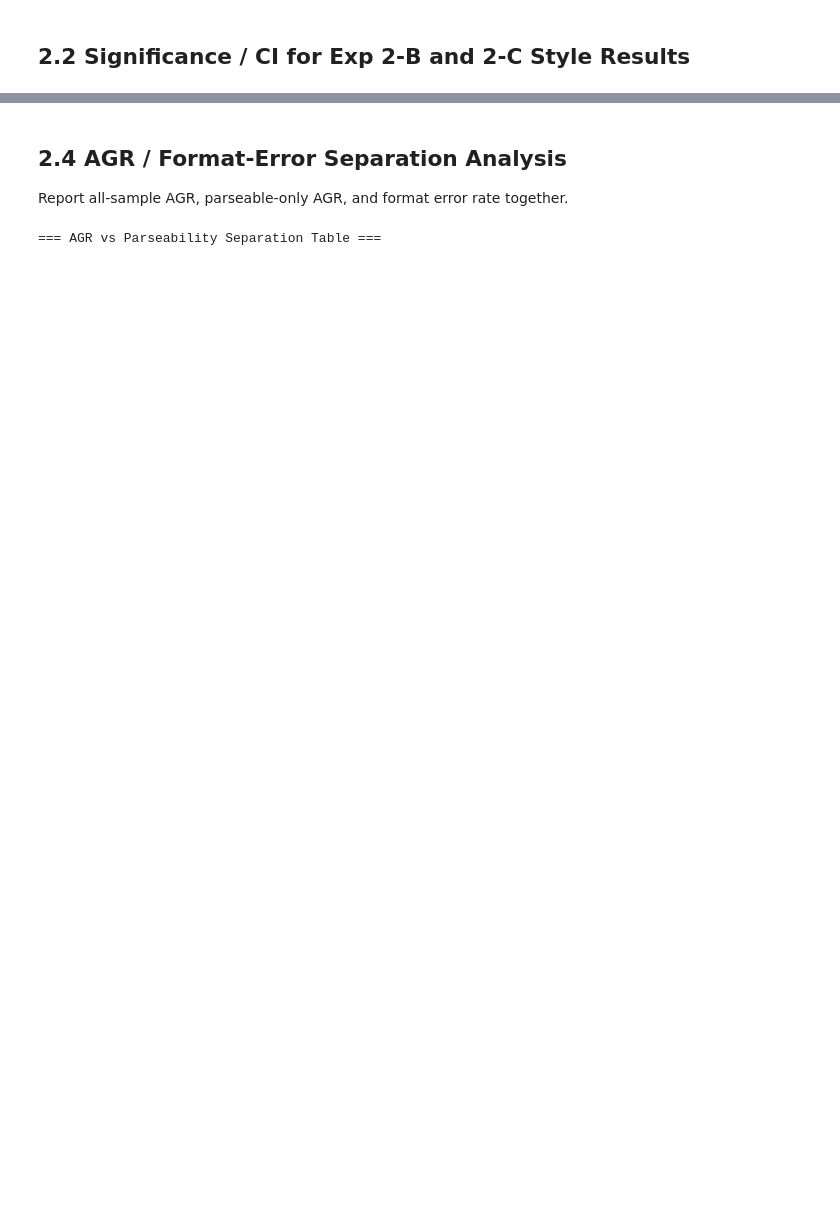
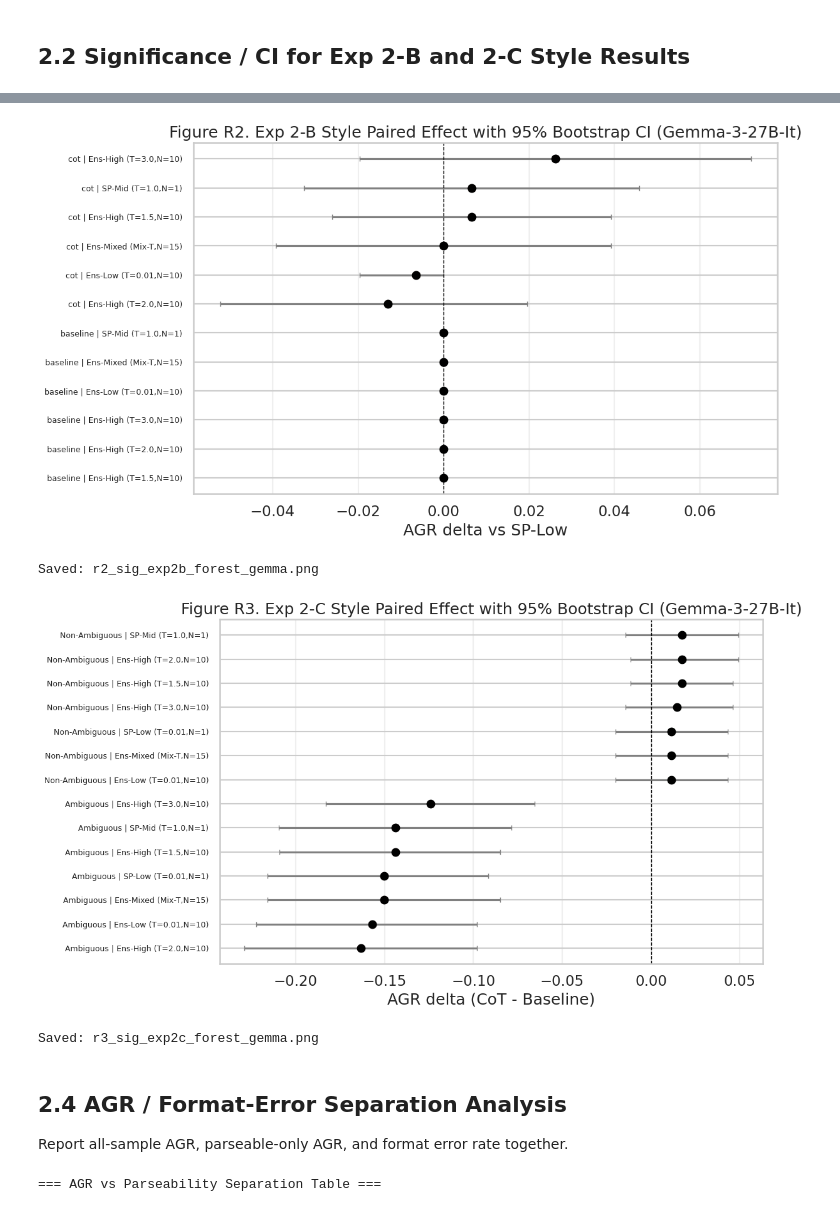
Before and after one commit to DobricLilujun/LLMJudgeTempCausal, a Jupyter notebook: notebook/reviewer_rebuttal_noncausal.ipynb, the cells around one changed output, grey strips where cells are left out. Saved outputs shown, nothing was run; the diff lists cells and outputs as text; code cells hidden in the pictures; blank space fills up the shorter version.

```diff
--- a/notebook/reviewer_rebuttal_noncausal.ipynb
+++ b/notebook/reviewer_rebuttal_noncausal.ipynb
@@ -354,3 +1097,55 @@ display(sig_2c_df.round(4))
+# %%
+# Academic-style CI visualization for significance tests (2.2)
+sig2b_plot = sig_2b_df[sig_2b_df['pipeline'] != 'SP-Low (T=0.01,N=1)'].copy()
+sig2b_plot = sig2b_plot.sort_values(['prompt_variant', 'delta'])
+
+fig, ax = plt.subplots(figsize=(12, 7))
+y = np.arange(len(sig2b_plot))
+x = sig2b_plot['delta'].to_numpy()
+xerr = np.vstack([x - sig2b_plot['ci_low'].to_numpy(), sig2b_plot['ci_high'].to_numpy() - x])
+colors = sig2b_plot['prompt_variant'].map({'baseline': '#1f77b4', 'cot': '#ff7f0e'}).to_list()
+
+ax.errorbar(x, y, xerr=xerr, fmt='o', ecolor='gray', color='black', capsize=3, linestyle='none')
+for yi, xi, c in zip(y, x, colors):
+    ax.scatter([xi], [yi], color=c, s=60)
+ax.axvline(0, color='black', linestyle='--', linewidth=1)
+ax.set_yticks(y)
+ax.set_yticklabels((sig2b_plot['prompt_variant'] + ' | ' + sig2b_plot['pipeline']).tolist(), fontsize=9)
+ax.set_xlabel('AGR delta vs SP-Low')
+ax.set_title('Figure R2. Exp 2-B Style Paired Effect with 95% Bootstrap CI (Gemma-3-27B-It)')
+ax.grid(axis='x', alpha=0.3)
+plt.tight_layout()
+plt.savefig(FIG_DIR / 'r2_sig_exp2b_forest_gemma.png', dpi=180, bbox_inches='tight')
+plt.show()
+print('Saved: r2_sig_exp2b_forest_gemma.png')
+
+sig2c_plot = sig_2c_df.copy()
+sig2c_plot = sig2c_plot.sort_values(['subset', 'delta'])
+
+fig, ax = plt.subplots(figsize=(12, 7))
+y = np.arange(len(sig2c_plot))
+x = sig2c_plot['delta'].to_numpy()
+xerr = np.vstack([x - sig2c_plot['ci_low'].to_numpy(), sig2c_plot['ci_high'].to_numpy() - x])
+colors = sig2c_plot['subset'].map({'Ambiguous': '#d62728', 'Non-Ambiguous': '#2ca02c'}).to_list()
+
+ax.errorbar(x, y, xerr=xerr, fmt='o', ecolor='gray', color='black', capsize=3, linestyle='none')
+for yi, xi, c in zip(y, x, colors):
+    ax.scatter([xi], [yi], color=c, s=60)
+ax.axvline(0, color='black', linestyle='--', linewidth=1)
+ax.set_yticks(y)
+ax.set_yticklabels((sig2c_plot['subset'] + ' | ' + sig2c_plot['pipeline']).tolist(), fontsize=9)
+ax.set_xlabel('AGR delta (CoT - Baseline)')
+ax.set_title('Figure R3. Exp 2-C Style Paired Effect with 95% Bootstrap CI (Gemma-3-27B-It)')
+ax.grid(axis='x', alpha=0.3)
+plt.tight_layout()
+plt.savefig(FIG_DIR / 'r3_sig_exp2c_forest_gemma.png', dpi=180, bbox_inches='tight')
+plt.show()
+print('Saved: r3_sig_exp2c_forest_gemma.png')
+# %% [output]
+[figure, added]
+Saved: r2_sig_exp2b_forest_gemma.png
+[figure, added]
+Saved: r3_sig_exp2c_forest_gemma.png
 # %% [markdown]
 ## 2.4 AGR / Format-Error Separation Analysis
 
```
Also changed, not shown: parts of 15 cells of this notebook, 4 other files.
